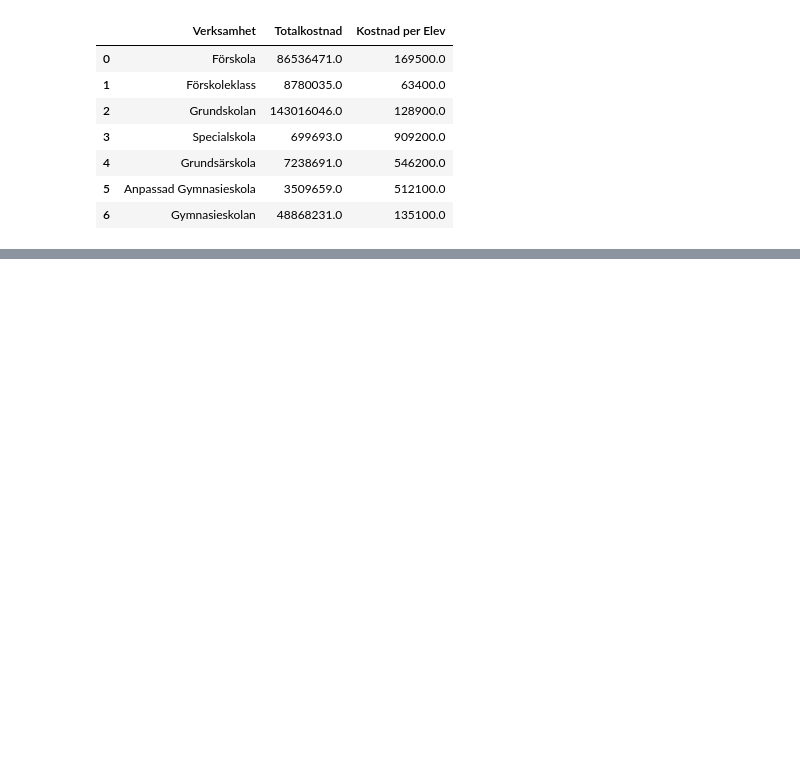
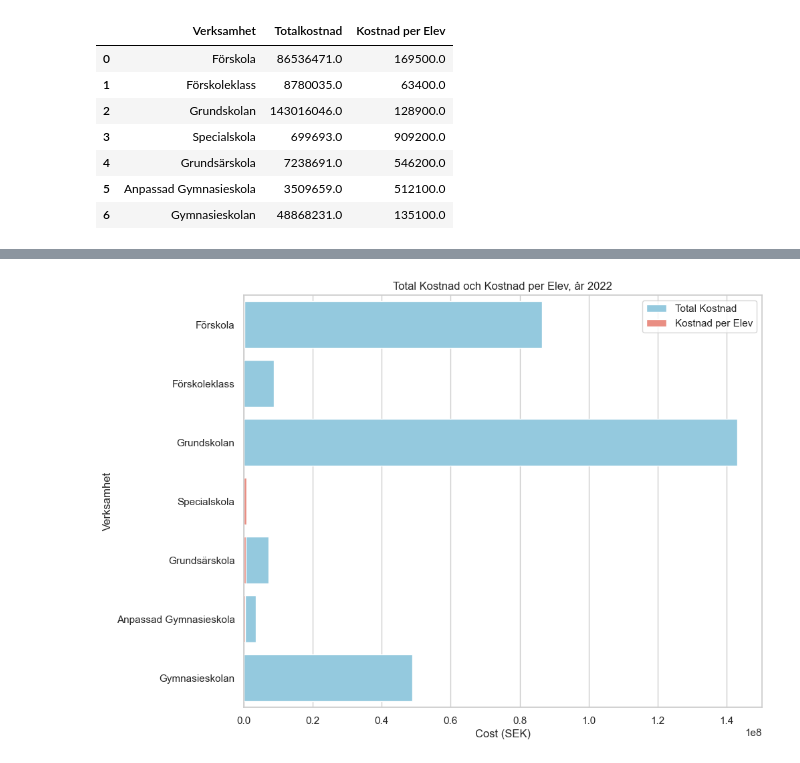
Before and after one commit to ArthurLopez1/Python-Arthur-Lopez-OPA23, a Jupyter notebook: labb2/labb2_2.ipynb, the cells around one changed output, grey strips where cells are left out. Saved outputs shown, nothing was run; the diff lists cells and outputs as text; code cells hidden in the pictures; blank space fills up the shorter version.

```diff
--- a/labb2/labb2_2.ipynb
+++ b/labb2/labb2_2.ipynb
@@ -262,0 +303,24 @@ See the caveats in the documentation: https://pandas.pydata.org/pandas-docs/stab
+# %%
+# Combining both charts
+
+plt.figure(figsize=(10, 8))
+
+sns.barplot(x='Total Kostnad',
+            y=school_cost.index,
+            data=school_cost,
+            color='skyblue',
+            label='Total Kostnad')
+
+sns.barplot(x='Kostnad per Elev',
+            y=school_cost.index,
+            data=school_cost,
+            color='salmon',
+            label='Kostnad per Elev')
+
+plt.xlabel('Cost (SEK)')
+plt.ylabel('Verksamhet')
+plt.title('Total Kostnad och Kostnad per Elev, år 2022')
+
+plt.show()
+# %% [output]
+[figure, added]
```
Also changed, not shown: parts of 6 cells of this notebook, 1 other file.
